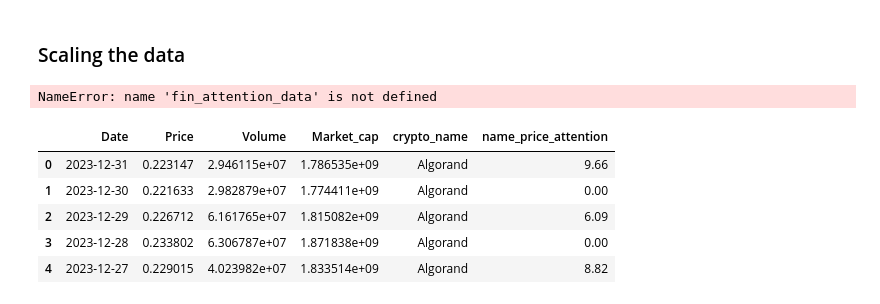
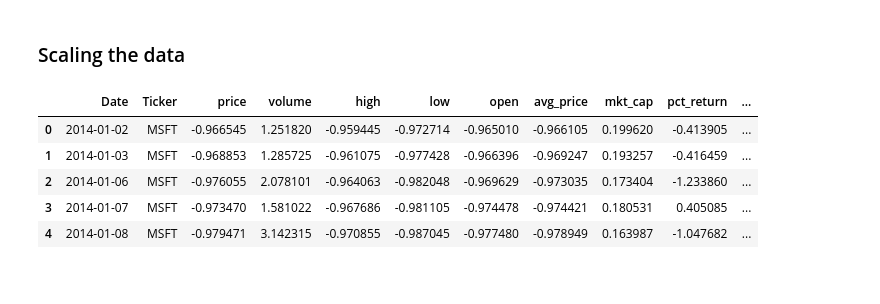
Before and after one commit to senaruetschlin/Investor_Attention, a Jupyter notebook: googletrends_AB_new copy.ipynb, the cells around one changed output. Saved outputs shown, nothing was run; the diff lists cells and outputs as text; code cells hidden in the pictures.

Commit message:
scaled files done

```diff
--- a/googletrends_AB_new copy.ipynb
+++ b/googletrends_AB_new copy.ipynb
@@ -573,16 +574,22 @@ from sklearn.preprocessing import StandardScaler
 # %%
-df_scaled = fin_attention_data.copy()
+df_scaled = pd.read_csv("calculated_vol.csv")
 
 # Select numerical columns for scaling
-numerical_columns = ['price', 'volume', 'return', 'high', 'low', 'open', 'avg_price', 'mkt_cap', 'pct_return', 'name_price_attention']
+numerical_columns = ['price', 'volume', 'high', 'low', 'open', 'avg_price', 'mkt_cap', 'pct_return', 'name_price_attention', 'vol']
 
 # Initialize the scaler
 scaler = StandardScaler()
 
 # Fit and transform the data
 df_scaled[numerical_columns] = scaler.fit_transform(df_scaled[numerical_columns])
 
-# Now df contains the scaled values in the numerical columns
+# Check the new dataframe
+df_scaled.head()
 # %% [output]
-NameError: name 'fin_attention_data' is not defined
+|  | Date | Ticker | price | volume | high | low | open | avg_price | mkt_cap | pct_return | ... |
+| 0 | 2014-01-02 | MSFT | -0.966545 | 1.251820 | -0.959445 | -0.972714 | -0.965010 | -0.966105 | 0.199620 | -0.413905 | ... |
+| 1 | 2014-01-03 | MSFT | -0.968853 | 1.285725 | -0.961075 | -0.977428 | -0.966396 | -0.969247 | 0.193257 | -0.416459 | ... |
+| 2 | 2014-01-06 | MSFT | -0.976055 | 2.078101 | -0.964063 | -0.982048 | -0.969629 | -0.973035 | 0.173404 | -1.233860 | ... |
+| 3 | 2014-01-07 | MSFT | -0.973470 | 1.581022 | -0.967686 | -0.981105 | -0.974478 | -0.974421 | 0.180531 | 0.405085 | ... |
+| 4 | 2014-01-08 | MSFT | -0.979471 | 3.142315 | -0.970855 | -0.987045 | -0.977480 | -0.978949 | 0.163987 | -1.047682 | ... |
 # %%
@@ -590,12 +597,2 @@ df_scaled.to_csv("stocks_combined_data.csv")
 # %%
 #Scaling the data for crypto
-# %%
-df_crypto = pd.read_csv("complete_crypto_data.csv")
-df_crypto.head()
-# %% [output]
-|  | Date | Price | Volume | Market_cap | crypto_name | name_price_attention |
-| 0 | 2023-12-31 | 0.223147 | 2.946115e+07 | 1.786535e+09 | Algorand | 9.66 |
-| 1 | 2023-12-30 | 0.221633 | 2.982879e+07 | 1.774411e+09 | Algorand | 0.00 |
-| 2 | 2023-12-29 | 0.226712 | 6.161765e+07 | 1.815082e+09 | Algorand | 6.09 |
-| 3 | 2023-12-28 | 0.233802 | 6.306787e+07 | 1.871838e+09 | Algorand | 0.00 |
-| 4 | 2023-12-27 | 0.229015 | 4.023982e+07 | 1.833514e+09 | Algorand | 8.82 |
```
Also changed, not shown: parts of 5 cells of this notebook, 1 other file.
